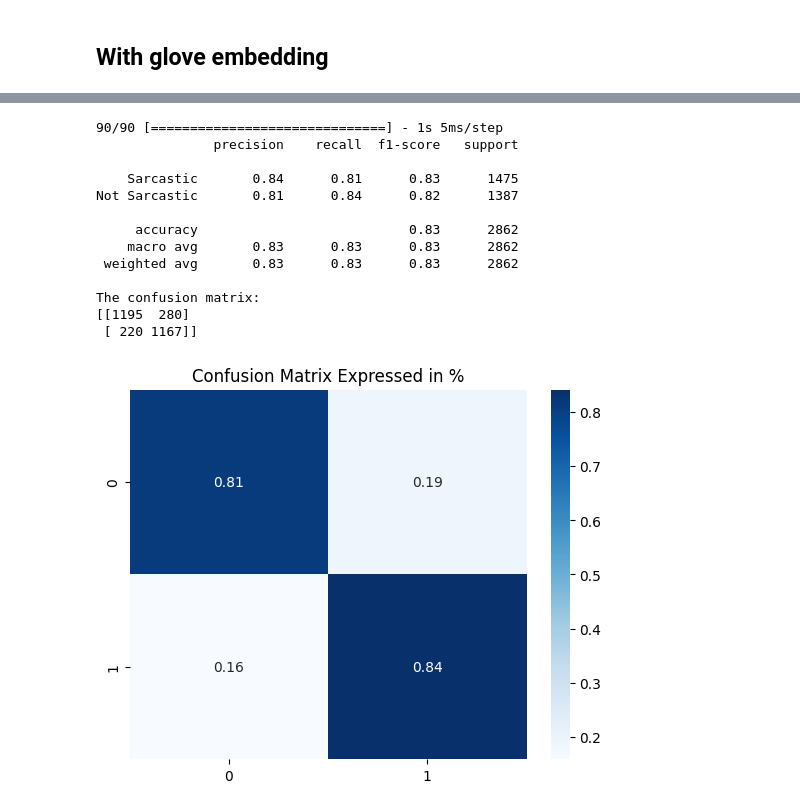
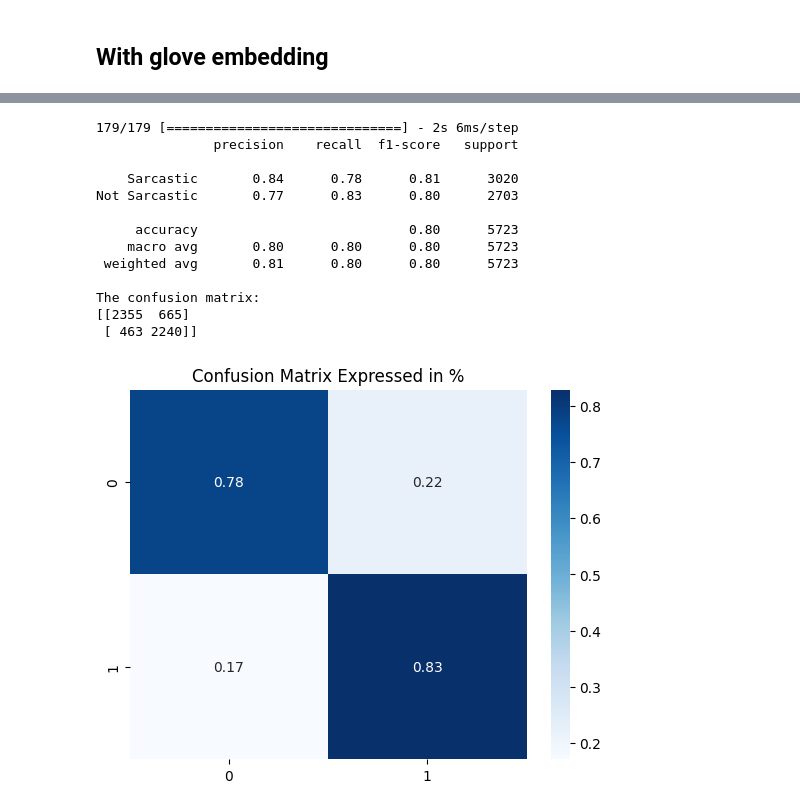
Before and after one commit to bodinestubbe/ML_2024, a Jupyter notebook: GRU_processed.ipynb, the cells around one changed output, grey strips where cells are left out. Cells and saved outputs as stored; diff of their text form; code cells hidden in the pictures.

```diff
--- a/GRU_processed.ipynb
+++ b/GRU_processed.ipynb
@@ -533,17 +495,17 @@ plotCurves(history, "1 layer GRU with Glove embedding")
 # %%
-printModelStats(best_model_3, X_val, y_val)
+printModelStats(best_model_3,  X_test, y_test)
 # %% [output]
-90/90 [==============================] - 1s 5ms/step
+179/179 [==============================] - 2s 6ms/step
                precision    recall  f1-score   support
 
-    Sarcastic       0.84      0.81      0.83      1475
-Not Sarcastic       0.81      0.84      0.82      1387
+    Sarcastic       0.84      0.78      0.81      3020
+Not Sarcastic       0.77      0.83      0.80      2703
 
-     accuracy                           0.83      2862
-    macro avg       0.83      0.83      0.83      2862
- weighted avg       0.83      0.83      0.83      2862
+     accuracy                           0.80      5723
+    macro avg       0.80      0.80      0.80      5723
+ weighted avg       0.81      0.80      0.80      5723
 
 The confusion matrix:
-[[1195  280]
- [ 220 1167]]
+[[2355  665]
+ [ 463 2240]]
-[figure, old version]
+[figure, new version]
```
Also changed, not shown: parts of 15 cells of this notebook, 1 other file.
